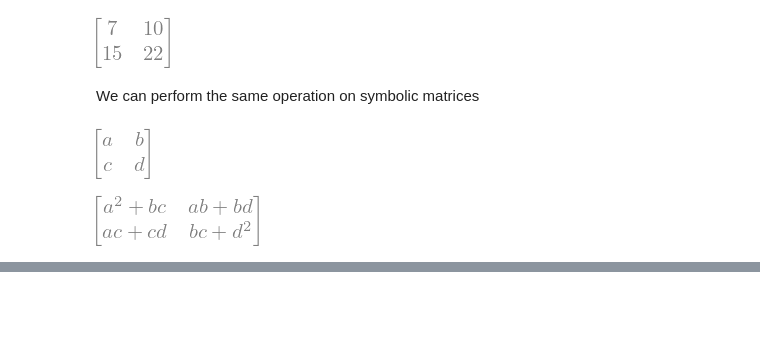
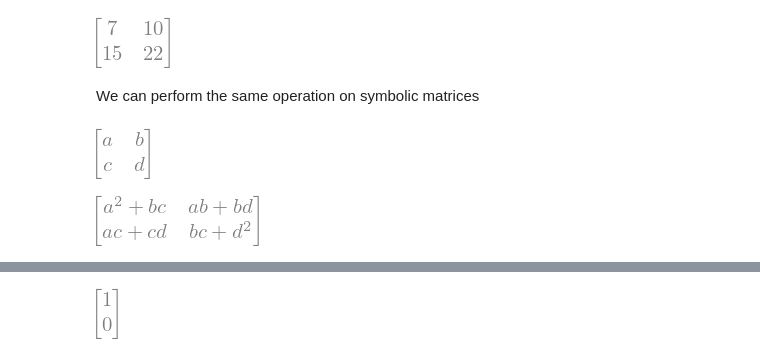
Before and after one commit to luigiselmi/numethods, a Jupyter notebook: symbolic_computation.ipynb, the cells around one changed output, grey strips where cells are left out. Saved outputs shown, nothing was run; the diff lists cells and outputs as text; code cells hidden in the pictures; blank space fills up the shorter version.

```diff
--- a/symbolic_computation.ipynb
+++ b/symbolic_computation.ipynb
@@ -344,0 +349,4 @@ M * M
+# %%
+x, y = sympy.symbols('x, y')
+b = sympy.Matrix([1, 1])
+M = sympy.Matrix([[1, 1], [1, -1]])
@@ -344,0 +358,5 @@ M * M
+# %%
+s = M.LUsolve(b)
+s
+# %% [output]
+[figure, added]
```
Also changed, not shown: parts of 4 cells of this notebook.
